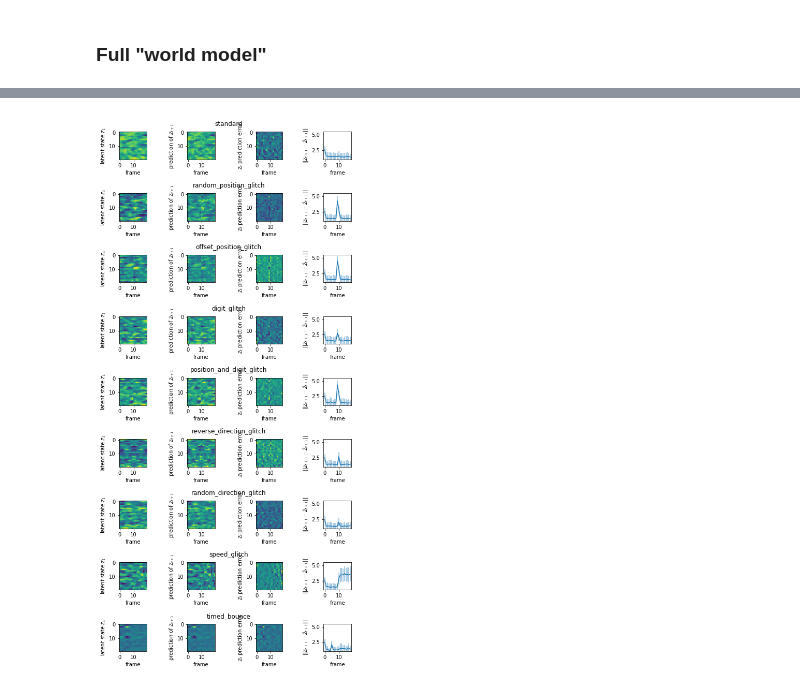
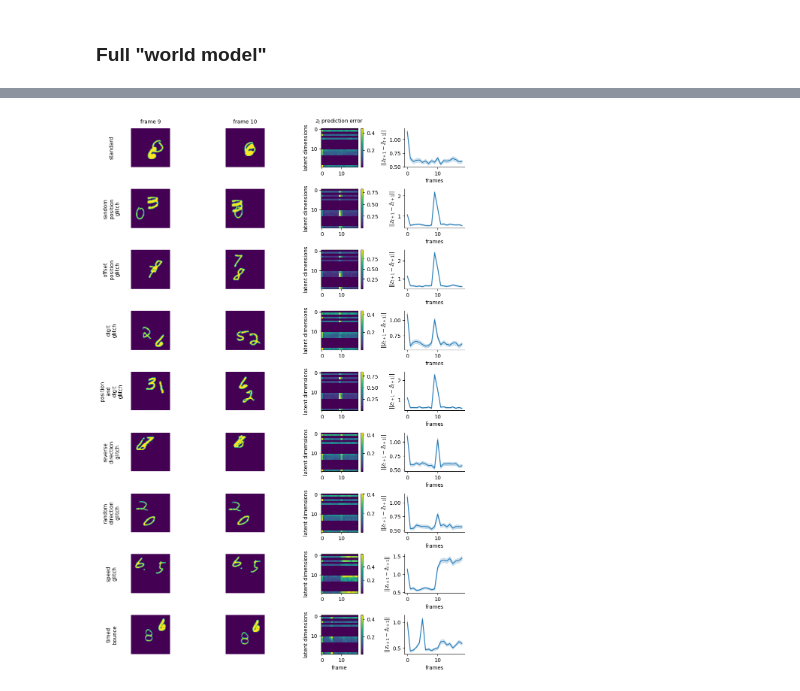
Before and after one commit to FelixHub/serotonin_model, a Jupyter notebook: src/mnist/analysis_MNIST.ipynb, the cells around one changed output, grey strips where cells are left out. Saved outputs shown, nothing was run; the diff lists cells and outputs as text; code cells hidden in the pictures.

```diff
--- a/src/mnist/analysis_MNIST.ipynb
+++ b/src/mnist/analysis_MNIST.ipynb
@@ -120,7 +125,7 @@ HBox(children=(FloatSlider(value=-0.825908899307251, description='z_0', layout=L
 # %% [markdown]
 ### Full "world model"
 # %%
-mdrnn_model_path = '../../saved_models/MNIST/model_mdrnn_2023-05-04.pt'
+mdrnn_model_path = '../../saved_models/MNIST/model_mdrnn_2023-05-11.pt'
 mdrnn_params_path_recovery = mdrnn_model_path[:-3]+'.params.yml'
 with open(mdrnn_params_path_recovery) as file :
     mdrnn_parameters = yaml.load(file,Loader=yaml.FullLoader)
@@ -143,11 +148,11 @@ def run_model_prediction(video):
     video = np.transpose(video,(1,0,2,3))
     seq_len,batch_size,_,_ = video.shape
     video_tensor = torch.reshape(torch.tensor(video).float(),(-1,1,64,64)).float().to(device)
-    reconstructed_video,latent_video, latent_video_variance  = vae_model(video_tensor)
+    _,latent_video, latent_video_variance  = vae_model(video_tensor)
     latent_dim = latent_video.shape[-1]
     latent_video = torch.reshape(latent_video,(seq_len,batch_size,latent_dim))
     latent_video_variance = torch.reshape(latent_video_variance,(seq_len,batch_size,latent_dim))
-    reconstructed_video = torch.reshape(reconstructed_video,(seq_len,batch_size,64,64))
+    # reconstructed_video = torch.reshape(reconstructed_video,(seq_len,batch_size,64,64))
 
     if mdrnn_model.memory == 'rnn':
         hidden = torch.zeros(batch_size, mdrnn_model.hidden_dim).to(device)
@@ -172,13 +177,17 @@ def run_model_prediction(video):
         mean_pred.append(mus[:,0,:].cpu().detach().numpy())
         sig_pred.append(sigmas[:,0,:].cpu().detach().numpy())
 
-    mean_pred = np.array(mean_pred).transpose(1,0,2)
+    mean_pred = torch.tensor(mean_pred).to(device)
+    predicted_video = vae_model.decoder_pass(torch.reshape(mean_pred,(-1,latent_dim)))
+    predicted_video = torch.reshape(predicted_video,(seq_len,batch_size,64,64)).cpu().detach().numpy().transpose((1,0,2,3))
+
+    mean_pred = mean_pred.cpu().detach().numpy().transpose((1,0,2))
     sig_pred = np.array(sig_pred).transpose(1,0,2)
     latent_video = latent_video.cpu().detach().numpy().transpose(1,0,2)
     latent_video_variance = np.exp(latent_video_variance.cpu().detach().numpy()).transpose(1,0,2)
-    reconstructed_video = reconstructed_video.cpu().detach().numpy().transpose(1,0,2,3)
+    # reconstructed_video = reconstructed_video.cpu().detach().numpy().transpose(1,0,2,3)
 
-    return reconstructed_video,latent_video, latent_video_variance, mean_pred, sig_pred
+    return predicted_video,latent_video, latent_video_variance, mean_pred, sig_pred
 # %%
 random_index_1 = np.random.randint(10000,size=100)
 random_index_2 = np.random.randint(10000,size=100)
@@ -215,7 +277,7 @@ fig, axs = plt.subplots(len(data_files),20,figsize=(20,len(data_files)))
 for i, (file,axs_file) in enumerate(zip(data_files,axs)):
     data = np.load(data_path + file)
     video = data[np.random.randint(100)]
-    axs_file[10].set_title(file.split(".")[0])
+    axs_file[10].set_title(file.split(".")[0].replace('_',' '))
 
     for frame, ax in enumerate(axs_file):
         ax.imshow(video[frame,:,:])
@@ -228,7 +290,10 @@ plt.show()
 # %%
 import scipy.stats
+import seaborn as sns
+fig, axs = plt.subplots(len(data_files),4,figsize=(10,15))
 
-fig, axs = plt.subplots(len(data_files),4,figsize=(7,15))
+vmin=0.0
+vmax=1.
 
 for i, (file,axs_file) in enumerate(zip(data_files,axs)):
     data = np.load(data_path + file)
@@ -241,31 +306,55 @@ for i, (file,axs_file) in enumerate(zip(data_files,axs)):
     array = mean_pred[:,:-1,:] -  latent_video[:,1:,:]
 
     # first measure of SPE : norm between z_t and mean of P(z_t|h_t-1)
-    z_error = np.mean(mean_pred[:,:-1,:] - latent_video[:,1:,:],axis=0).T
+    z_error = np.mean( np.abs(mean_pred[:,:-1,:] - latent_video[:,1:,:]),axis=0).T
+
+
+    print(z_error.min(),z_error.max())
+
+
 
     z_error_norm = np.mean( np.linalg.norm(array,axis=-1) ,axis=0) # first we compute the norm || z_t+1 , z_t || for every t and every sequence (100,19,32) => (100,19) and then we average it across sequences (100,19) => (,19)
 
+    print(np.unravel_index(np.argmax(z_error[:,5:], axis=None), z_error[:,5:].shape))
+
     err = np.std(np.linalg.norm(array,axis=-1),axis=0)
 
-    axs_file[1].set_title(file.split(".")[0],x=1.5, y=1.1)
+    axs_file[0].annotate(file.split(".")[0].replace("_", "\n" ),
+            xy=(-0.5, 0.5), xycoords='axes fraction',
+            horizontalalignment='center', verticalalignment='center',rotation='vertical')
 
-    axs_file[0].imshow(z)
-    axs_file[0].set_xlabel('frame')
-    axs_file[0].set_ylabel(r'latent state $z_{t}$')
+    axs_file[0].imshow(data[0,9,:,:])
+    axs_file[0].set_axis_off()
 
-    axs_file[1].imshow(z_pred)
-    axs_file[1].set_xlabel('frame')
-    axs_file[1].set_ylabel(r'prediction of $z_{t+1}$ ')
+    axs_file[1].imshow(data[0,10,:,:])
+    axs_file[1].set_axis_off()
 
-    axs_file[2].imshow(z_error)
-    axs_file[2].set_xlabel('frame')
-    axs_file[2].set_ylabel(r'$z_t$ prediction error')
+    im = axs_file[2].imshow(z_error) # ,vmin=vmin,vmax=vmax)
+    norm = mpl.colors.Normalize(vmin=vmin, vmax=vmax)
+    plt.colorbar(im, ax=axs_file[2])# mpl.cm.ScalarMappable(norm=norm, cmap='viridis')
+    if i == len(data_files) - 1 :
+        axs_file[2].set_xlabel('frame')
 
-    axs_file[3].plot(z_error_norm)
-    axs_file[3].set_xlabel('frame')
+    axs_file[2].set_ylabel('latent dimensions')
+    if i == 0 :
+        axs_file[0].annotate(r'frame 9',
+            xy=(0.5, 1.1), xycoords='axes fraction',
+            horizontalalignment='center', verticalalignment='bottom')
+        axs_file[1].annotate(r'frame 10',
+            xy=(0.5, 1.1), xycoords='axes fraction',
+            horizontalalignment='center', verticalalignment='bottom')
+        axs_file[2].annotate(r'$z_t$ prediction error',
+            xy=(0.5, 1.1), xycoords='axes fraction',
+            horizontalalignment='center', verticalalignment='bottom')
+
+    # axs_file[3].plot(z_error_norm)
+    sns.lineplot(x =  np.tile(np.arange(19),np.linalg.norm(array,axis=-1).flatten().shape[0] // 19),
+                 y = np.linalg.norm(array,axis=-1).flatten() ,color = 'tab:blue',ax=axs_file[3],errorbar='se')
+    axs_file[3].spines[['right', 'top']].set_visible(False)
+    axs_file[3].set_xlabel('frames')
     axs_file[3].set_ylabel(r'$||z_{t+1} - ẑ_{t+1}||$')
-    axs_file[3].errorbar(range(z_error_norm.shape[0]), z_error_norm, err, linestyle='None', color = 'tab:blue',alpha=0.5)
-    axs_file[3].set_ylim([1,5.5])
+    # axs_file[3].errorbar(range(z_error_norm.shape[0]), z_error_norm, err, linestyle='None', color = 'tab:blue',alpha=0.5)
+    # axs_file[3].set_ylim([1,5.5])
 
 fig.tight_layout()
 plt.show()
@@ -273 +380 @@ plt.show()
-[figure, old version]
+[figure, new version]
```
Also changed, not shown: parts of 11 cells of this notebook, 14 other files.
